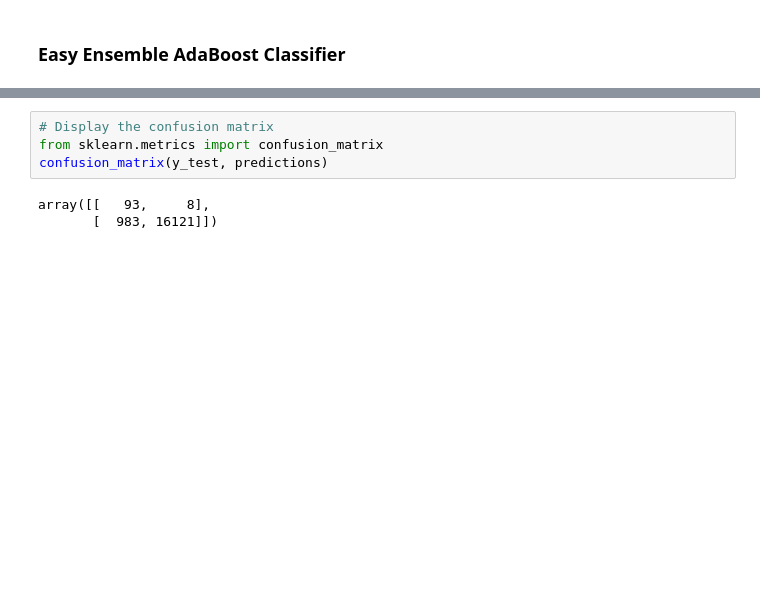
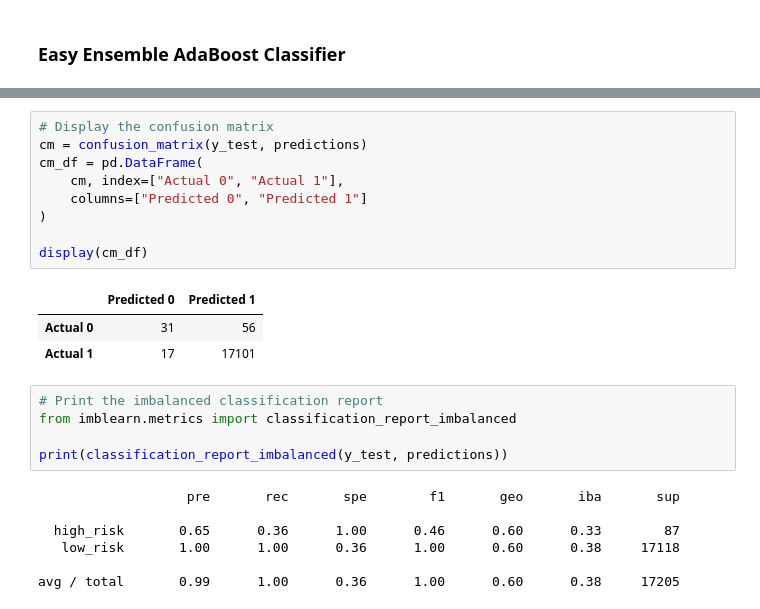
Before and after one commit to CPix18/MyFinTechRepo, a Jupyter notebook: HW8- Machine Learning/1/Starter_Code/credit_risk_ensemble.ipynb, the cells around one changed output, grey strips where cells are left out. Cells and saved outputs as stored; diff of their text form; blank space fills up the shorter version.

```diff
--- a/HW8- Machine Learning/1/Starter_Code/credit_risk_ensemble.ipynb
+++ b/HW8- Machine Learning/1/Starter_Code/credit_risk_ensemble.ipynb
@@ -199,7 +324,25 @@ print(acc_store)
+# %%
+# Display the confusion matrix
+cm = confusion_matrix(y_test, predictions)
+cm_df = pd.DataFrame(
+    cm, index=["Actual 0", "Actual 1"],
+    columns=["Predicted 0", "Predicted 1"]
+)
+
+display(cm_df)
+# %% [output]
+|  | Predicted 0 | Predicted 1 |
+| Actual 0 | 31 | 56 |
+| Actual 1 | 17 | 17101 |
 # %%
-# Display the confusion matrix
-from sklearn.metrics import confusion_matrix
-confusion_matrix(y_test, predictions)
+# Print the imbalanced classification report
+from imblearn.metrics import classification_report_imbalanced
+
+print(classification_report_imbalanced(y_test, predictions))
 # %% [output]
-array([[   93,     8],
-       [  983, 16121]])
+                   pre       rec       spe        f1       geo       iba       sup
+
+  high_risk       0.65      0.36      1.00      0.46      0.60      0.33        87
+   low_risk       1.00      1.00      0.36      1.00      0.60      0.38     17118
+
+avg / total       0.99      1.00      0.36      1.00      0.60      0.38     17205
```
Also changed, not shown: parts of 21 cells of this notebook, 9 other files.
